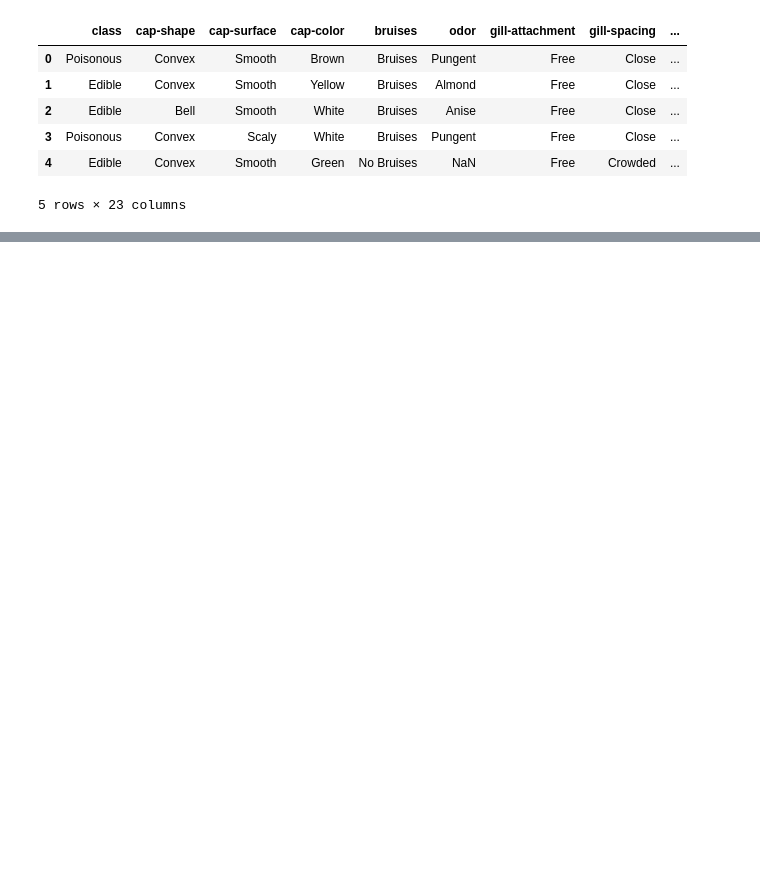
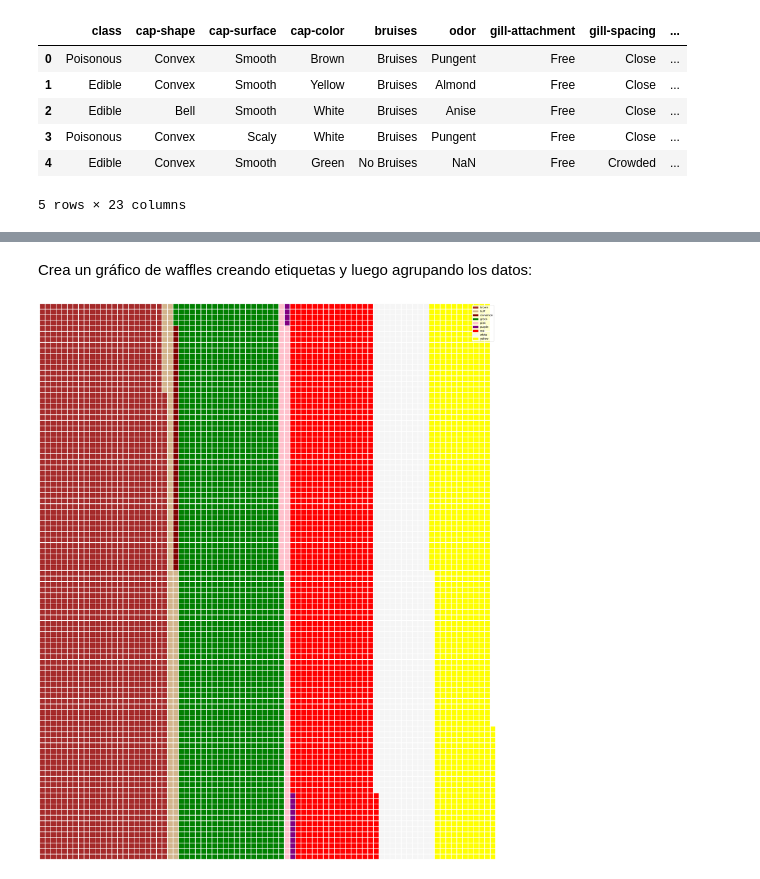
Before and after one commit to Yoel-Gasca/Data-Science-Lessons, a Jupyter notebook: 3-Visualizacion-de-Datos/11-Proporciones/notebook.ipynb, the cells around one changed output, grey strips where cells are left out. Drawn from its saved outputs; the diff is of its cells as text; code cells hidden in the pictures; blank space fills up the shorter version.

```diff
--- a/3-Visualizacion-de-Datos/11-Proporciones/notebook.ipynb
+++ b/3-Visualizacion-de-Datos/11-Proporciones/notebook.ipynb
@@ -21,0 +127,3 @@ mushrooms.head()
+# %%
+capcolor=mushrooms.groupby(['cap-color']).count()
+capcolor
@@ -21,0 +143,23 @@ mushrooms.head()
+# %% [markdown]
+Crea un gráfico de waffles creando etiquetas y luego agrupando los datos:
+# %%
+import pandas as pd
+import matplotlib.pyplot as plt
+from pywaffle import Waffle
+
+data ={'color': ['brown', 'buff', 'cinnamon', 'green', 'pink', 'purple', 'red', 'white', 'yellow'],
+    'amount': capcolor['class']
+     }
+
+df = pd.DataFrame(data)
+
+fig = plt.figure(
+    FigureClass = Waffle,
+    rows = 100,
+    values = df.amount,
+    labels = list(df.color),
+    figsize = (30,30),
+    colors=["brown", "tan", "maroon", "green", "pink", "purple", "red", "whitesmoke", "yellow"],
+)
+# %% [output]
+[figure, added]
```
Also changed, not shown: parts of 19 cells of this notebook, 1 other file.
